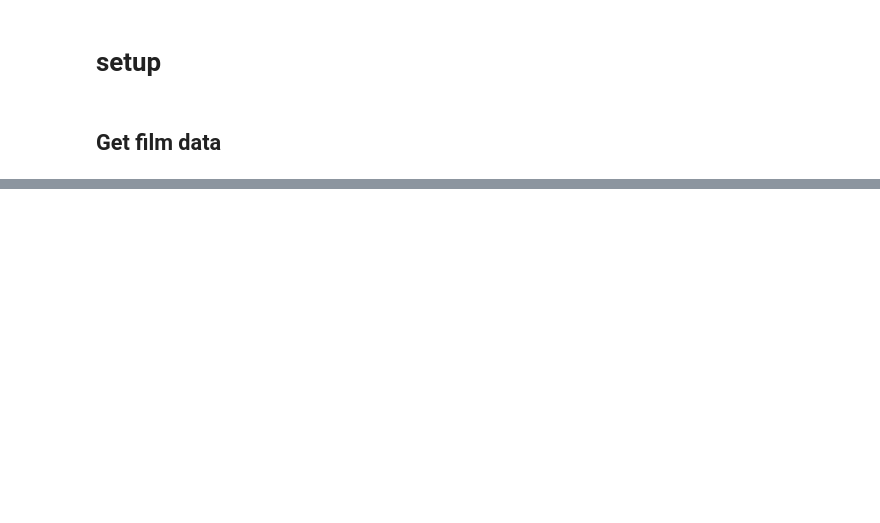
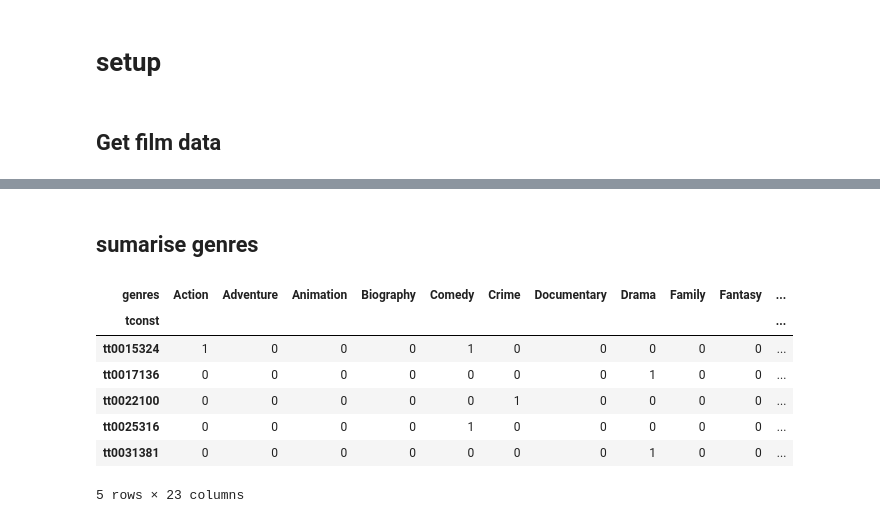
Before and after one commit to DirkTorre/imdb, a Jupyter notebook: step_2_processing_dataset.ipynb, the cells around one changed output, grey strips where cells are left out. Drawn from its saved outputs; the diff is of its cells as text; code cells hidden in the pictures; blank space fills up the shorter version.

```diff
--- a/step_2_processing_dataset.ipynb
+++ b/step_2_processing_dataset.ipynb
@@ -35,0 +125,18 @@ print(raw_film_data)
+# %% [markdown]
+## sumarise genres
+# %%
+genres = raw_film_data.loc[:,['tconst','genres']].drop_duplicates()
+genres.genres = genres.genres.str.split(',')
+genres = genres.explode('genres')
+genres['value'] = 1
+genres = pd.pivot_table(genres.explode('genres'), values='value', index='tconst', columns='genres', fill_value=0)
+genres.head()
+# %% [output]
+| genres | Action | Adventure | Animation | Biography | Comedy | Crime | Documentary | Drama | Family | Fantasy | ... |
+| tconst |  |  |  |  |  |  |  |  |  |  | ... |
+| tt0015324 | 1 | 0 | 0 | 0 | 1 | 0 | 0 | 0 | 0 | 0 | ... |
+| tt0017136 | 0 | 0 | 0 | 0 | 0 | 0 | 0 | 1 | 0 | 0 | ... |
+| tt0022100 | 0 | 0 | 0 | 0 | 0 | 1 | 0 | 0 | 0 | 0 | ... |
+| tt0025316 | 0 | 0 | 0 | 0 | 1 | 0 | 0 | 0 | 0 | 0 | ... |
+| tt0031381 | 0 | 0 | 0 | 0 | 0 | 0 | 0 | 1 | 0 | 0 | ... |
+5 rows × 23 columns
```
Also changed, not shown: parts of 22 cells of this notebook, 2 other files.
